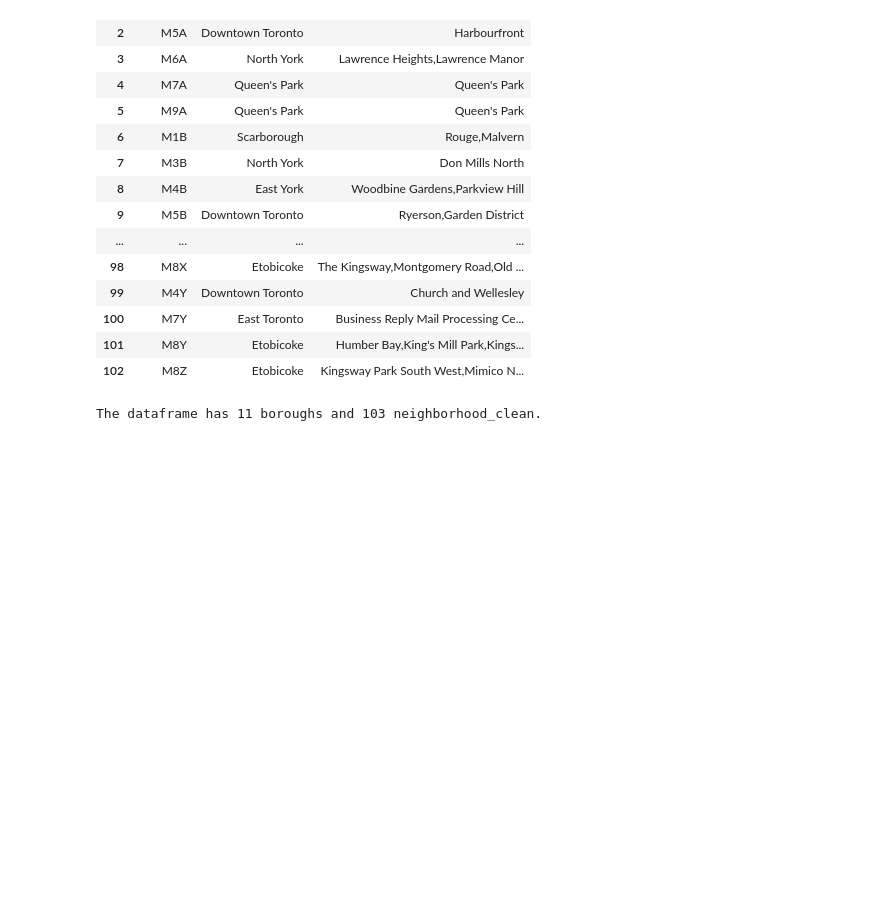
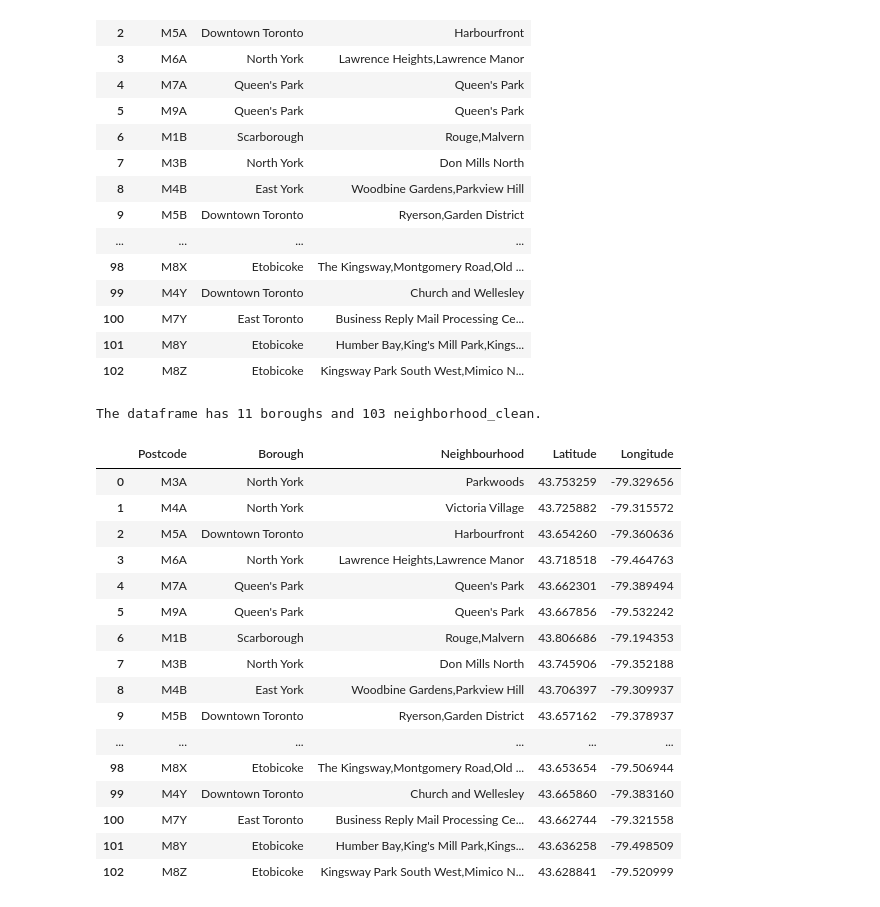
Before and after one commit to andaor/Coursera_Capstone, a Jupyter notebook: Capstone Toronto.ipynb, the cells around one changed output. Saved outputs shown, nothing was run; the diff lists cells and outputs as text; code cells hidden in the pictures; blank space fills up the shorter version.

```diff
--- a/Capstone Toronto.ipynb
+++ b/Capstone Toronto.ipynb
@@ -185,3 +185,30 @@ print('The dataframe has {} boroughs and {} neighborhood_clean.'.format(
 )
 # %% [output]
 The dataframe has 11 boroughs and 103 neighborhood_clean.
+# %%
+# importing long/lat data from file
+latlong = pd.read_csv('http://cocl.us/Geospatial_data')
+# This assumes that the postal code column in your main dataframe is labelled 'PostalCode', this renames the column from the geo csv so the merge can happen automatically and cleanly
+latlong = latlong.rename({'Postal Code':'Postcode'}, axis=1)
+
+# Merge coordinates into neighbourhood dataframe
+df_geo = neighborhood_grouped.merge(latlong)
+df_geo
+# %% [output]
+|  | Postcode | Borough | Neighbourhood | Latitude | Longitude |
+| 0 | M3A | North York | Parkwoods | 43.753259 | -79.329656 |
+| 1 | M4A | North York | Victoria Village | 43.725882 | -79.315572 |
+| 2 | M5A | Downtown Toronto | Harbourfront | 43.654260 | -79.360636 |
+| 3 | M6A | North York | Lawrence Heights,Lawrence Manor | 43.718518 | -79.464763 |
+| 4 | M7A | Queen's Park | Queen's Park | 43.662301 | -79.389494 |
+| 5 | M9A | Queen's Park | Queen's Park | 43.667856 | -79.532242 |
+| 6 | M1B | Scarborough | Rouge,Malvern | 43.806686 | -79.194353 |
+| 7 | M3B | North York | Don Mills North | 43.745906 | -79.352188 |
+| 8 | M4B | East York | Woodbine Gardens,Parkview Hill | 43.706397 | -79.309937 |
+| 9 | M5B | Downtown Toronto | Ryerson,Garden District | 43.657162 | -79.378937 |
+| ... | ... | ... | ... | ... | ... |
+| 98 | M8X | Etobicoke | The Kingsway,Montgomery Road,Old ... | 43.653654 | -79.506944 |
+| 99 | M4Y | Downtown Toronto | Church and Wellesley | 43.665860 | -79.383160 |
+| 100 | M7Y | East Toronto | Business Reply Mail Processing Ce... | 43.662744 | -79.321558 |
+| 101 | M8Y | Etobicoke | Humber Bay,King's Mill Park,Kings... | 43.636258 | -79.498509 |
+| 102 | M8Z | Etobicoke | Kingsway Park South West,Mimico N... | 43.628841 | -79.520999 |
```
Also changed, not shown: parts of 1 cell of this notebook.
